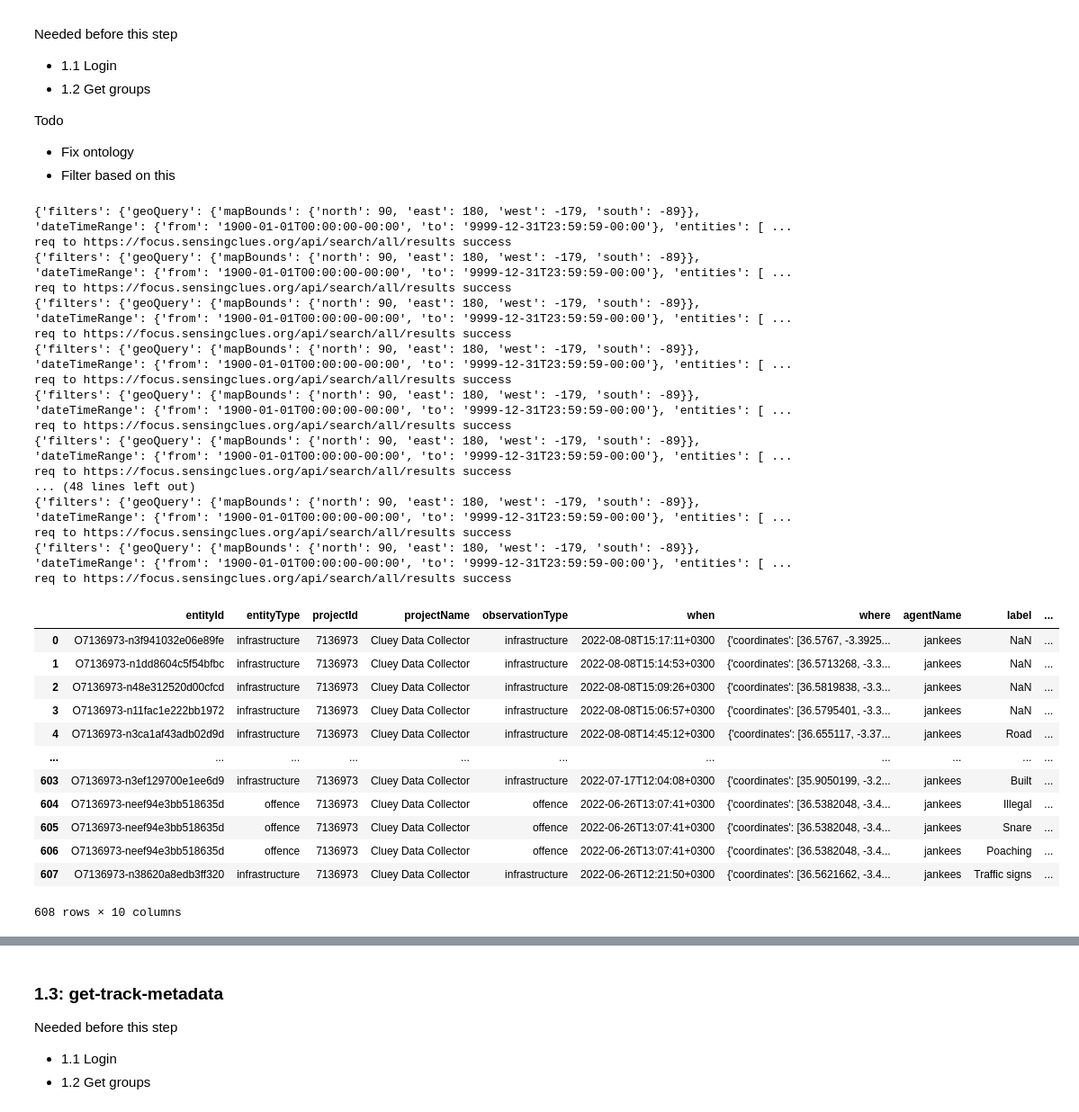
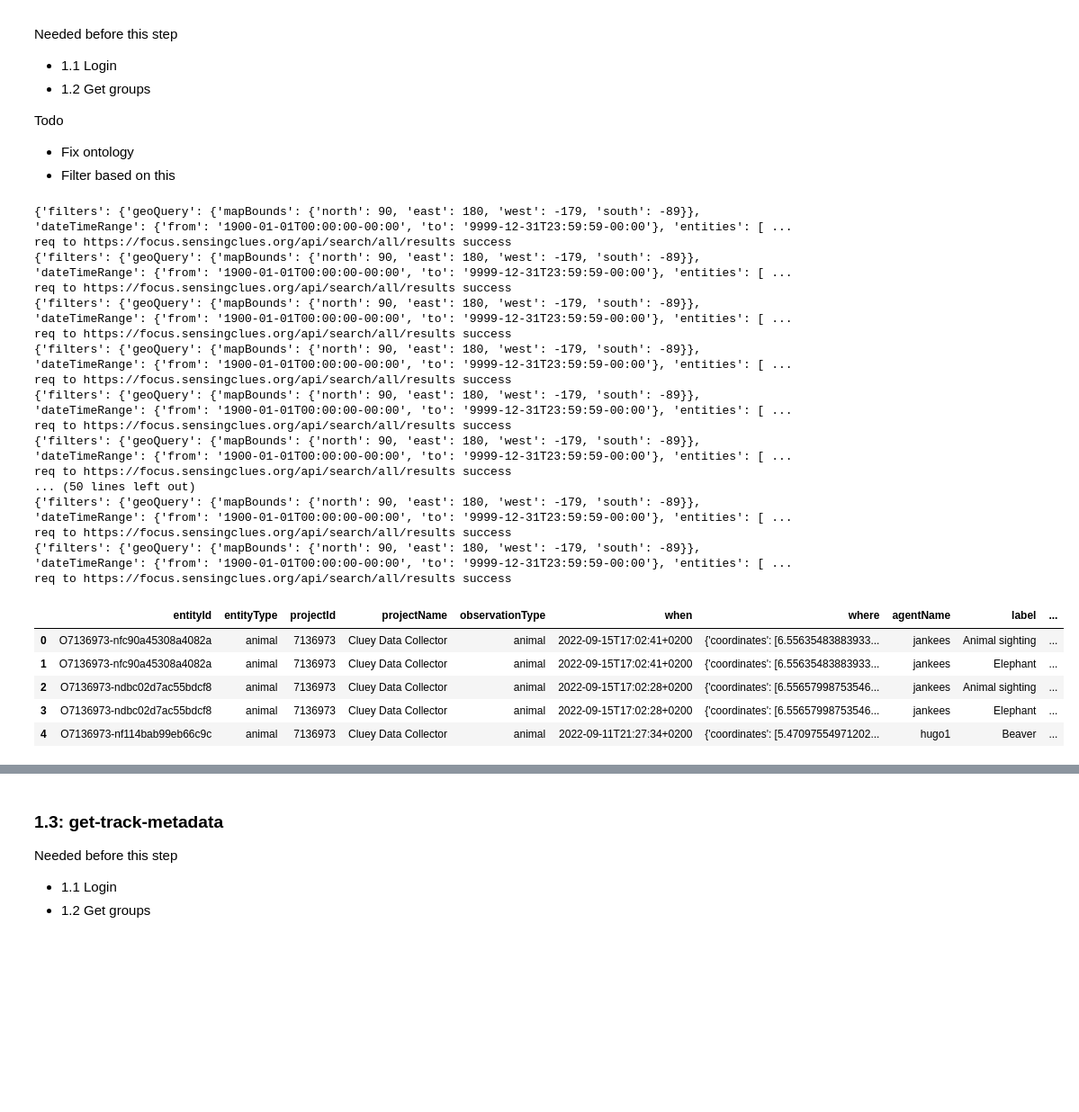
Before and after one commit to SensingClues/wildcat-api-python, a Jupyter notebook: demo_notebook.ipynb, the cells around one changed output, grey strips where cells are left out. Shown at 90% size. Cells and saved outputs as stored; diff of their text form; code cells hidden in the pictures; blank space fills up the shorter version.

```diff
--- a/demo_notebook.ipynb
+++ b/demo_notebook.ipynb
@@ -63,5 +76,5 @@ info.list_to_pd().head()
 # %%
-groups = sum(info.get_list_values(), [])
+groups = "focus-project-7136973"
 # %% [markdown]
 ### 1.2: get-observations
 Needed before this step
@@ -86,24 +99,17 @@ req to https://focus.sensingclues.org/api/search/all/results success
 req to https://focus.sensingclues.org/api/search/all/results success
 {'filters': {'geoQuery': {'mapBounds': {'north': 90, 'east': 180, 'west': -179, 'south': -89}}, 'dateTimeRange': {'from': '1900-01-01T00:00:00-00:00', 'to': '9999-12-31T23:59:59-00:00'}, 'entities': [ ...
 req to https://focus.sensingclues.org/api/search/all/results success
-... (48 lines left out)
+... (50 lines left out)
 {'filters': {'geoQuery': {'mapBounds': {'north': 90, 'east': 180, 'west': -179, 'south': -89}}, 'dateTimeRange': {'from': '1900-01-01T00:00:00-00:00', 'to': '9999-12-31T23:59:59-00:00'}, 'entities': [ ...
 req to https://focus.sensingclues.org/api/search/all/results success
 {'filters': {'geoQuery': {'mapBounds': {'north': 90, 'east': 180, 'west': -179, 'south': -89}}, 'dateTimeRange': {'from': '1900-01-01T00:00:00-00:00', 'to': '9999-12-31T23:59:59-00:00'}, 'entities': [ ...
 req to https://focus.sensingclues.org/api/search/all/results success
 # %%
-observations.list_to_pd()
+observations.head()
 # %% [output]
 |  | entityId | entityType | projectId | projectName | observationType | when | where | agentName | label | ... |
-| 0 | O7136973-n3f941032e06e89fe | infrastructure | 7136973 | Cluey Data Collector | infrastructure | 2022-08-08T15:17:11+0300 | {'coordinates': [36.5767, -3.3925... | jankees | NaN | ... |
-| 1 | O7136973-n1dd8604c5f54bfbc | infrastructure | 7136973 | Cluey Data Collector | infrastructure | 2022-08-08T15:14:53+0300 | {'coordinates': [36.5713268, -3.3... | jankees | NaN | ... |
-| 2 | O7136973-n48e312520d00cfcd | infrastructure | 7136973 | Cluey Data Collector | infrastructure | 2022-08-08T15:09:26+0300 | {'coordinates': [36.5819838, -3.3... | jankees | NaN | ... |
-| 3 | O7136973-n11fac1e222bb1972 | infrastructure | 7136973 | Cluey Data Collector | infrastructure | 2022-08-08T15:06:57+0300 | {'coordinates': [36.5795401, -3.3... | jankees | NaN | ... |
-| 4 | O7136973-n3ca1af43adb02d9d | infrastructure | 7136973 | Cluey Data Collector | infrastructure | 2022-08-08T14:45:12+0300 | {'coordinates': [36.655117, -3.37... | jankees | Road | ... |
-| ... | ... | ... | ... | ... | ... | ... | ... | ... | ... | ... |
-| 603 | O7136973-n3ef129700e1ee6d9 | infrastructure | 7136973 | Cluey Data Collector | infrastructure | 2022-07-17T12:04:08+0300 | {'coordinates': [35.9050199, -3.2... | jankees | Built | ... |
-| 604 | O7136973-neef94e3bb518635d | offence | 7136973 | Cluey Data Collector | offence | 2022-06-26T13:07:41+0300 | {'coordinates': [36.5382048, -3.4... | jankees | Illegal | ... |
-| 605 | O7136973-neef94e3bb518635d | offence | 7136973 | Cluey Data Collector | offence | 2022-06-26T13:07:41+0300 | {'coordinates': [36.5382048, -3.4... | jankees | Snare | ... |
-| 606 | O7136973-neef94e3bb518635d | offence | 7136973 | Cluey Data Collector | offence | 2022-06-26T13:07:41+0300 | {'coordinates': [36.5382048, -3.4... | jankees | Poaching | ... |
-| 607 | O7136973-n38620a8edb3ff320 | infrastructure | 7136973 | Cluey Data Collector | infrastructure | 2022-06-26T12:21:50+0300 | {'coordinates': [36.5621662, -3.4... | jankees | Traffic signs | ... |
+| 0 | O7136973-nfc90a45308a4082a | animal | 7136973 | Cluey Data Collector | animal | 2022-09-15T17:02:41+0200 | {'coordinates': [6.55635483883933... | jankees | Animal sighting | ... |
+| 1 | O7136973-nfc90a45308a4082a | animal | 7136973 | Cluey Data Collector | animal | 2022-09-15T17:02:41+0200 | {'coordinates': [6.55635483883933... | jankees | Elephant | ... |
+| 2 | O7136973-ndbc02d7ac55bdcf8 | animal | 7136973 | Cluey Data Collector | animal | 2022-09-15T17:02:28+0200 | {'coordinates': [6.55657998753546... | jankees | Animal sighting | ... |
+| 3 | O7136973-ndbc02d7ac55bdcf8 | animal | 7136973 | Cluey Data Collector | animal | 2022-09-15T17:02:28+0200 | {'coordinates': [6.55657998753546... | jankees | Elephant | ... |
+| 4 | O7136973-nf114bab99eb66c9c | animal | 7136973 | Cluey Data Collector | animal | 2022-09-11T21:27:34+0200 | {'coordinates': [5.47097554971202... | hugo1 | Beaver | ... |
-608 rows × 10 columns
```
Also changed, not shown: parts of 15 cells of this notebook, 14 other files.
